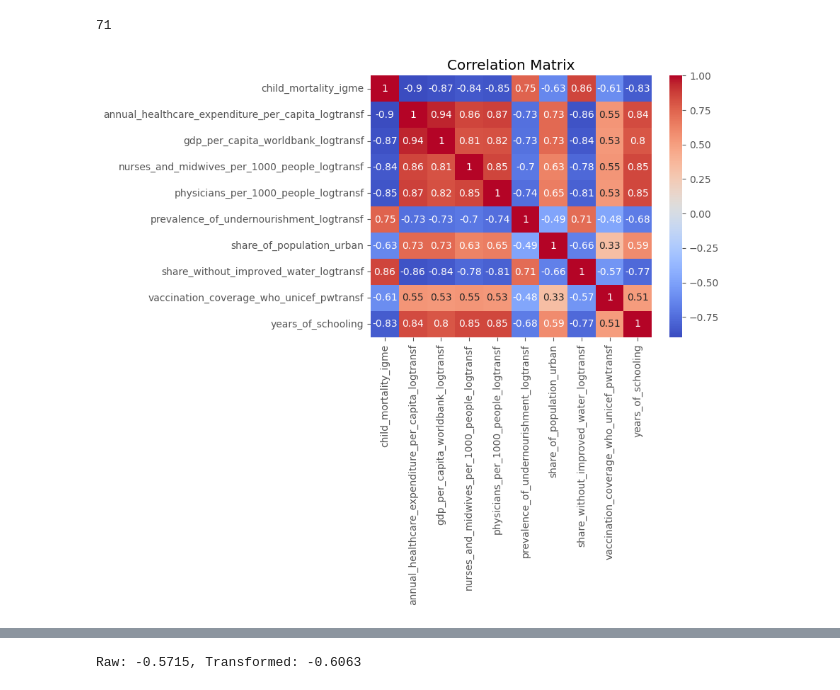
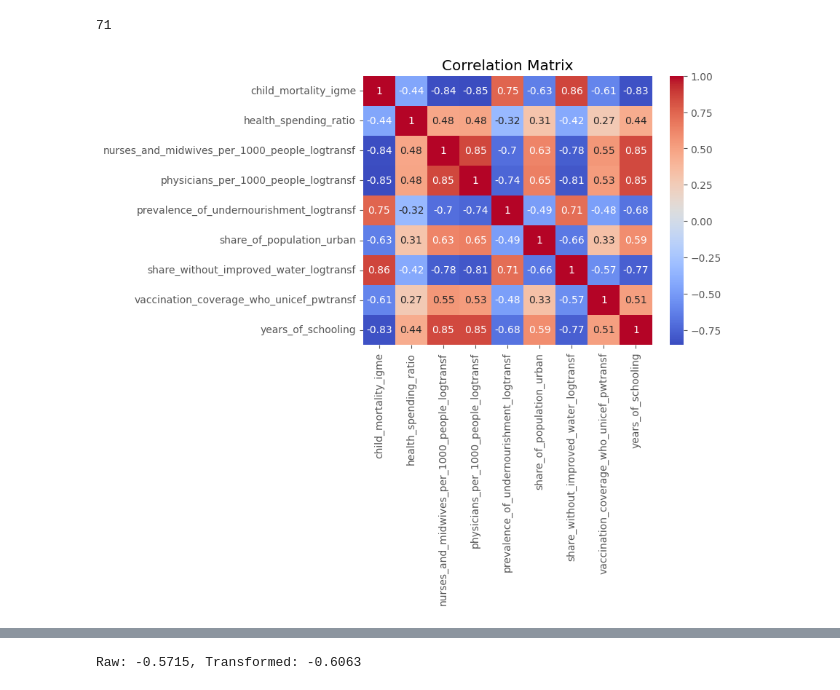
Before and after one commit to HamzahFayad/master_thesis_child_mortality, a Jupyter notebook: 01_notebooks/3_feature_engineering.ipynb, the cells around one changed output, grey strips where cells are left out. Drawn from its saved outputs; the diff is of its cells as text; code cells hidden in the pictures.

```diff
--- a/01_notebooks/3_feature_engineering.ipynb
+++ b/01_notebooks/3_feature_engineering.ipynb
@@ -293,17 +293,18 @@ rel_pwtr["vaccination_coverage_who_unicef"].nunique()
 # %%
 features_corr = rel_pwtr.copy()
 features_corr["child_mortality_igme"] = df_transformed0["child_mortality_igme"].values
+features_corr["health_spending_ratio"] = features_corr["annual_healthcare_expenditure_per_capita_logtransf"] - features_corr["gdp_per_capita_worldbank_logtransf"]
+
 #only_logtr = features_corr.filter(regex="logtransf|unicef_pwtransf")
 #only_logtr = only_logtr.drop(columns=["vaccination_coverage_who_unicef_logtransf"])
-cols_corr = ["child_mortality_igme", "annual_healthcare_expenditure_per_capita_logtransf", "gdp_per_capita_worldbank_logtransf", "nurses_and_midwives_per_1000_people_logtransf",
+cols_corr = ["child_mortality_igme", "health_spending_ratio", "nurses_and_midwives_per_1000_people_logtransf",
                 "physicians_per_1000_people_logtransf", "prevalence_of_undernourishment_logtransf", "share_of_population_urban", "share_without_improved_water_logtransf",
                 "vaccination_coverage_who_unicef_pwtransf", "years_of_schooling"]
 
-#only_logtr = only_logtr.drop(columns=["annual_healthcare_expenditure_per_capita_logtransf"])
 corr_df = features_corr[cols_corr]
 corr = corr_df.corr()
 sns.heatmap(corr, annot=True, cmap="coolwarm")
 plt.title("Correlation Matrix")
 plt.show()
 # %% [output]
-[figure, old version]
+[figure, new version]
```
Also changed, not shown: parts of 2 cells of this notebook.
